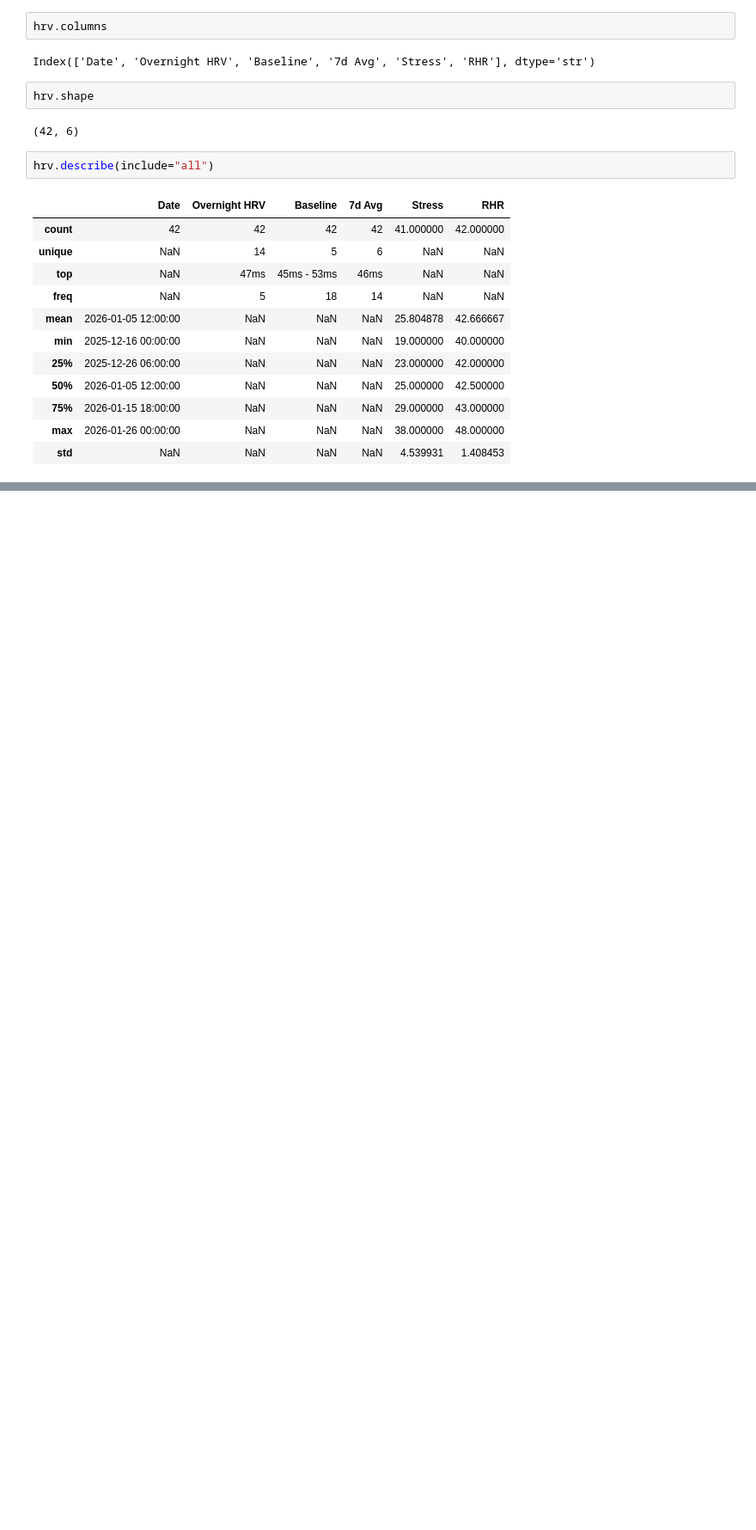
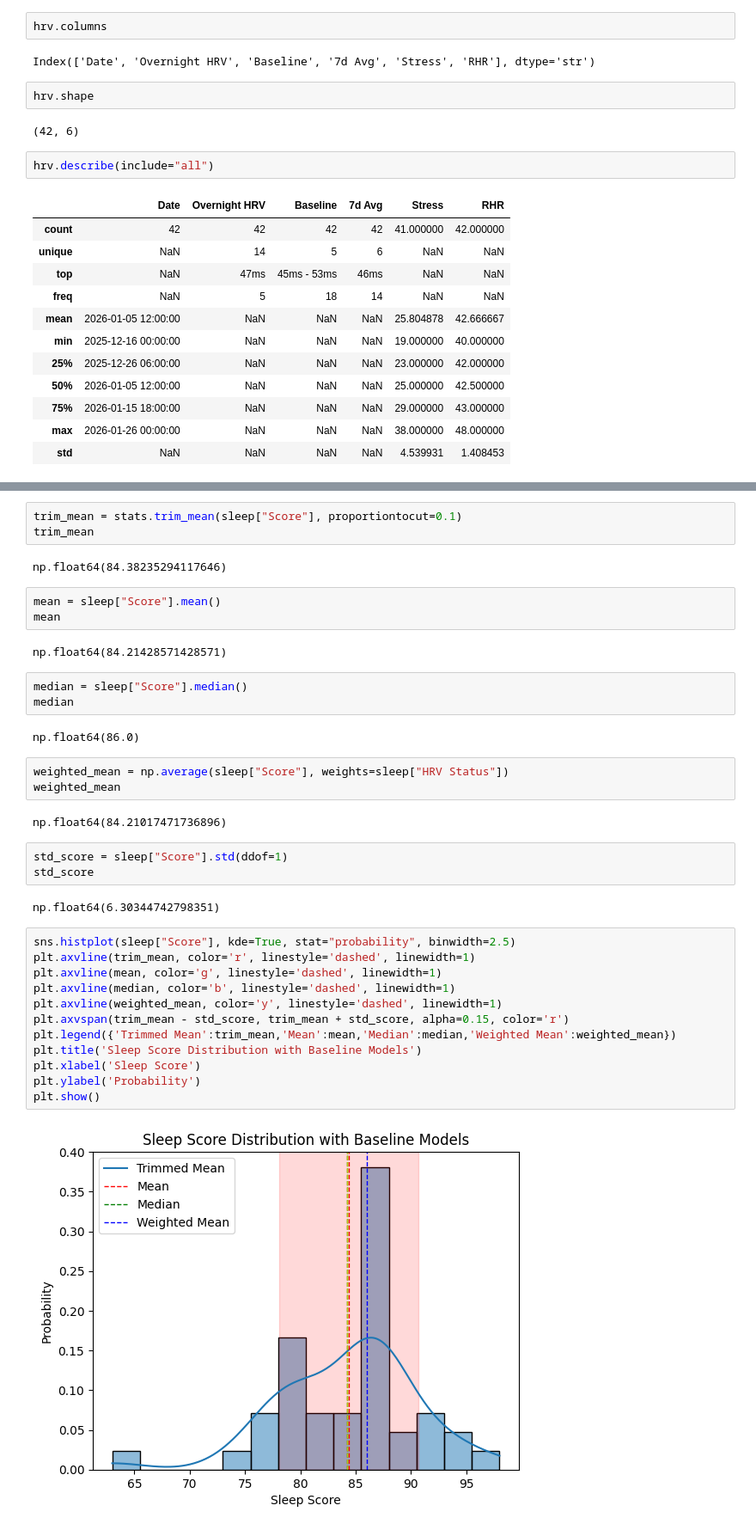
Before and after one commit to POLUX89/gym-ml-performance, a Jupyter notebook: notebooks/01_data_model_baseline.ipynb, the cells around one changed output, grey strips where cells are left out. Shown at 86% size. Saved outputs shown, nothing was run; the diff lists cells and outputs as text; blank space fills up the shorter version.

Commit message:
week 1 day 02: mean vs median and typical day metrics

```diff
--- a/notebooks/01_data_model_baseline.ipynb
+++ b/notebooks/01_data_model_baseline.ipynb
@@ -199,0 +206,39 @@ hrv.describe(include="all")
+# %%
+trim_mean = stats.trim_mean(sleep["Score"], proportiontocut=0.1)
+trim_mean
+# %% [output]
+np.float64(84.38235294117646)
+# %%
+mean = sleep["Score"].mean()
+mean
+# %% [output]
+np.float64(84.21428571428571)
+# %%
+median = sleep["Score"].median()
+median
+# %% [output]
+np.float64(86.0)
+# %%
+weighted_mean = np.average(sleep["Score"], weights=sleep["HRV Status"])
+weighted_mean
+# %% [output]
+np.float64(84.21017471736896)
+# %%
+std_score = sleep["Score"].std(ddof=1)
+std_score
+# %% [output]
+np.float64(6.30344742798351)
+# %%
+sns.histplot(sleep["Score"], kde=True, stat="probability", binwidth=2.5)
+plt.axvline(trim_mean, color='r', linestyle='dashed', linewidth=1)
+plt.axvline(mean, color='g', linestyle='dashed', linewidth=1)
+plt.axvline(median, color='b', linestyle='dashed', linewidth=1)
+plt.axvline(weighted_mean, color='y', linestyle='dashed', linewidth=1)
+plt.axvspan(trim_mean - std_score, trim_mean + std_score, alpha=0.15, color='r')
+plt.legend({'Trimmed Mean':trim_mean,'Mean':mean,'Median':median,'Weighted Mean':weighted_mean})
+plt.title('Sleep Score Distribution with Baseline Models')
+plt.xlabel('Sleep Score')
+plt.ylabel('Probability')
+plt.show()
+# %% [output]
+[figure, added]
```
Also changed, not shown: parts of 13 cells of this notebook, 1 other file.
